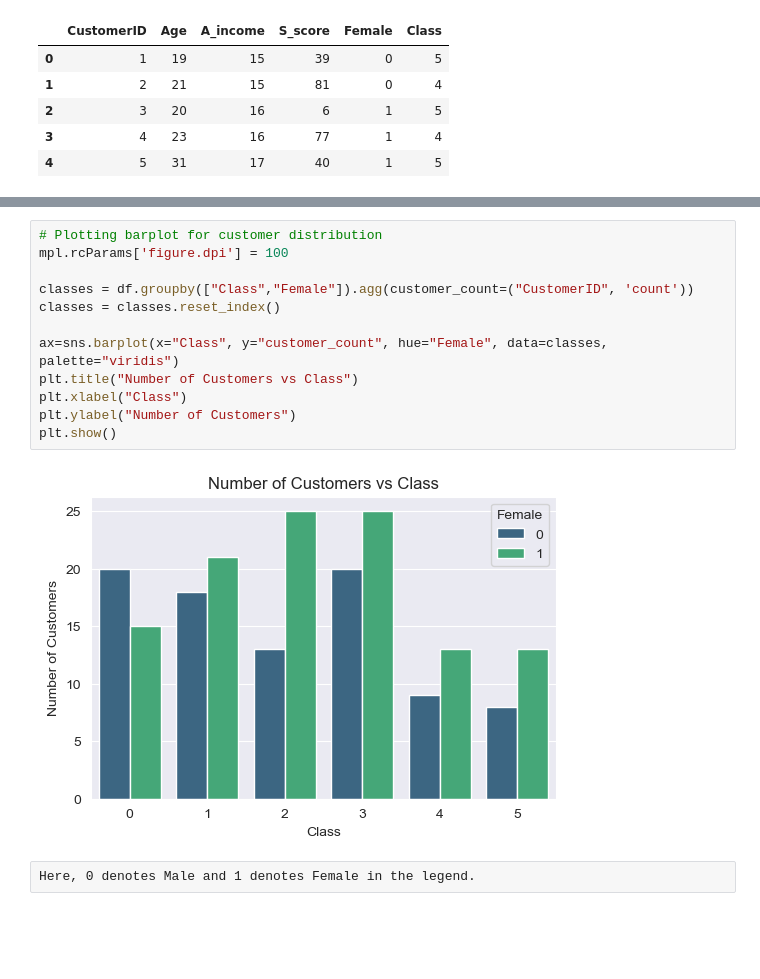
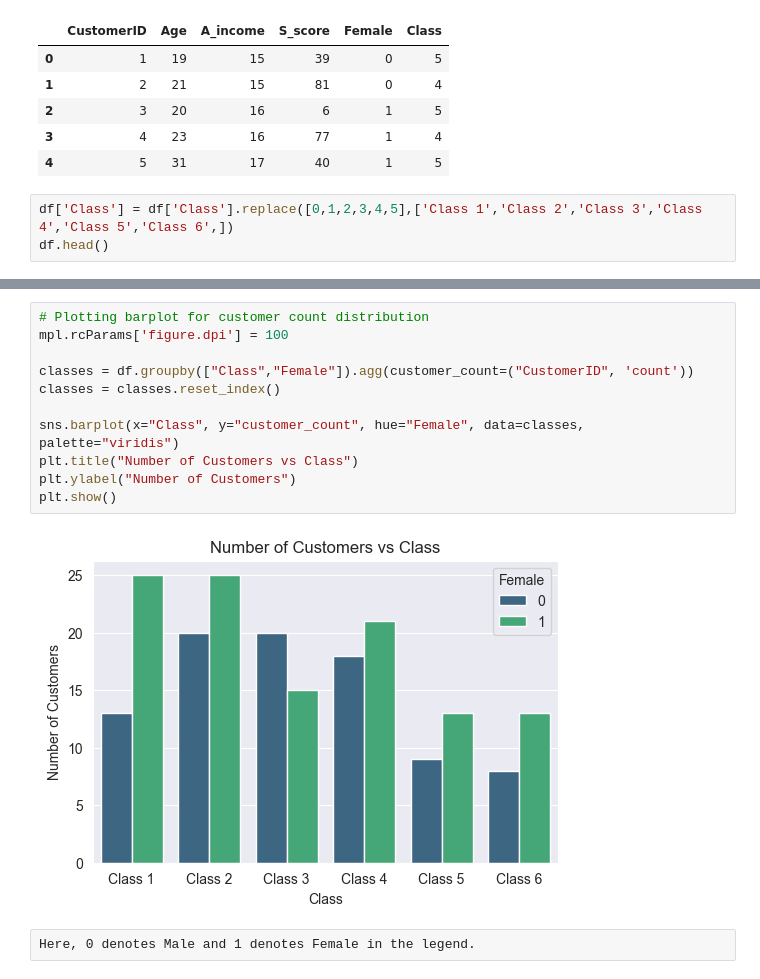
Before and after one commit to rk1489/Customer_Classification, a Jupyter notebook: Source_code/Customer_Segmentation_&_Classification.ipynb, the cells around one changed output, grey strips where cells are left out. Saved outputs shown, nothing was run; the diff lists cells and outputs as text; blank space fills up the shorter version.

```diff
--- a/Source_code/Customer_Segmentation_&_Classification.ipynb
+++ b/Source_code/Customer_Segmentation_&_Classification.ipynb
@@ -597,3 +597,6 @@ df.head()
 | 2 | 3 | 20 | 16 | 6 | 1 | 5 |
 | 3 | 4 | 23 | 16 | 77 | 1 | 4 |
 | 4 | 5 | 31 | 17 | 40 | 1 | 5 |
+# %%
+df['Class'] = df['Class'].replace([0,1,2,3,4,5],['Class 1','Class 2','Class 3','Class 4','Class 5','Class 6',])
+df.head()
@@ -600,16 +610,15 @@ df.head()
 # %%
-# Plotting barplot for customer distribution
+# Plotting barplot for customer count distribution
 mpl.rcParams['figure.dpi'] = 100
 
 classes = df.groupby(["Class","Female"]).agg(customer_count=("CustomerID", 'count'))
 classes = classes.reset_index()
 
-ax=sns.barplot(x="Class", y="customer_count", hue="Female", data=classes, palette="viridis")
+sns.barplot(x="Class", y="customer_count", hue="Female", data=classes, palette="viridis")
 plt.title("Number of Customers vs Class")
-plt.xlabel("Class")
 plt.ylabel("Number of Customers")
 plt.show()
 # %% [output]
-[figure, old version]
+[figure, new version]
 # %% [raw]
 Here, 0 denotes Male and 1 denotes Female in the legend.
```
Also changed, not shown: parts of 47 cells of this notebook, 1 other file.
